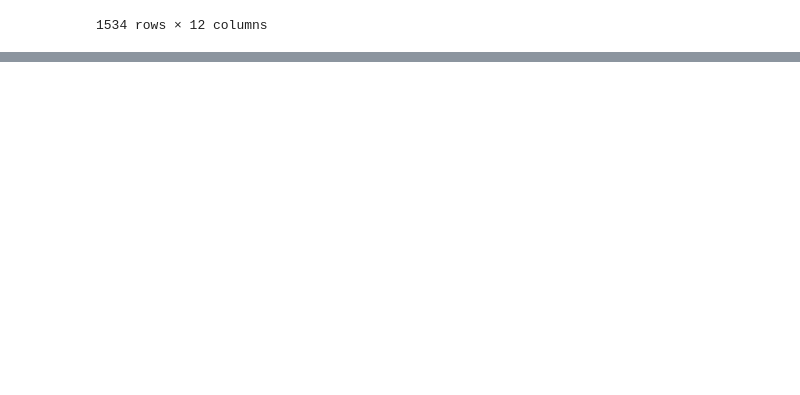
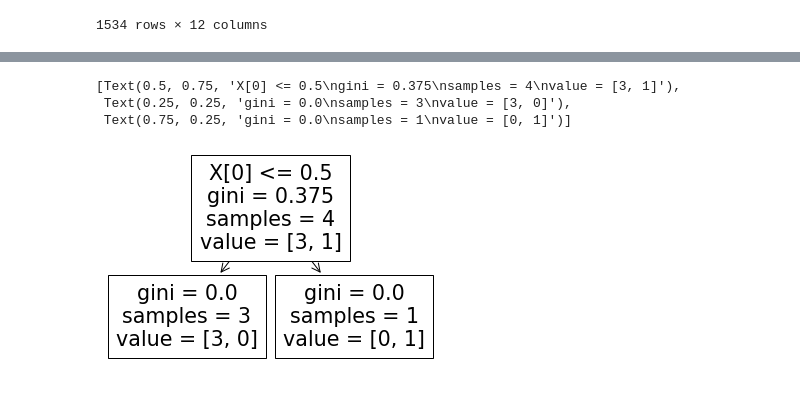
Before and after one commit to SaadSatter/Fatal_force_datascience, a Jupyter notebook: eshan_ver.ipynb, the cells around one changed output, grey strips where cells are left out. Drawn from its saved outputs; the diff is of its cells as text; code cells hidden in the pictures; blank space fills up the shorter version.

```diff
--- a/eshan_ver.ipynb
+++ b/eshan_ver.ipynb
@@ -1596,0 +1748,15 @@ df_support
+# %%
+data = pd.DataFrame()
+data['A'] = ['a','a','b','a']
+data['B'] = ['b','b','a','b']
+data['C'] = [0, 0, 1, 0]
+data['Class'] = ['n','n','y','n']
+tree = DecisionTreeClassifier()
+one_hot_data = pd.get_dummies(data[['A', 'B', 'C']], drop_first = True)
+tree.fit(one_hot_data, data['Class'])
+sklearn.tree.plot_tree(tree)
+# %% [output]
+[Text(0.5, 0.75, 'X[0] <= 0.5\ngini = 0.375\nsamples = 4\nvalue = [3, 1]'),
+ Text(0.25, 0.25, 'gini = 0.0\nsamples = 3\nvalue = [3, 0]'),
+ Text(0.75, 0.25, 'gini = 0.0\nsamples = 1\nvalue = [0, 1]')]
+[figure, added]
```
Also changed, not shown: parts of 9 cells of this notebook.
